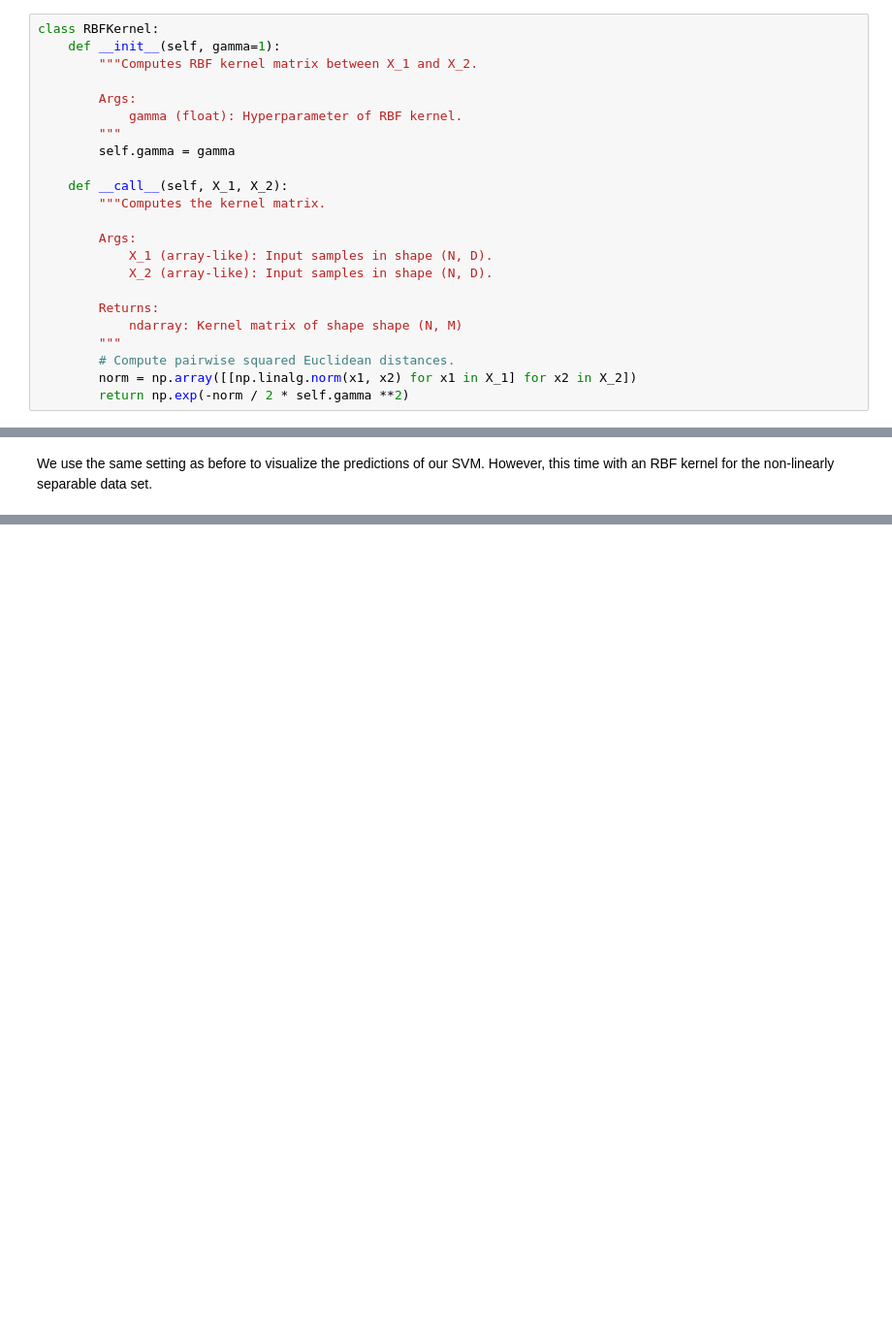
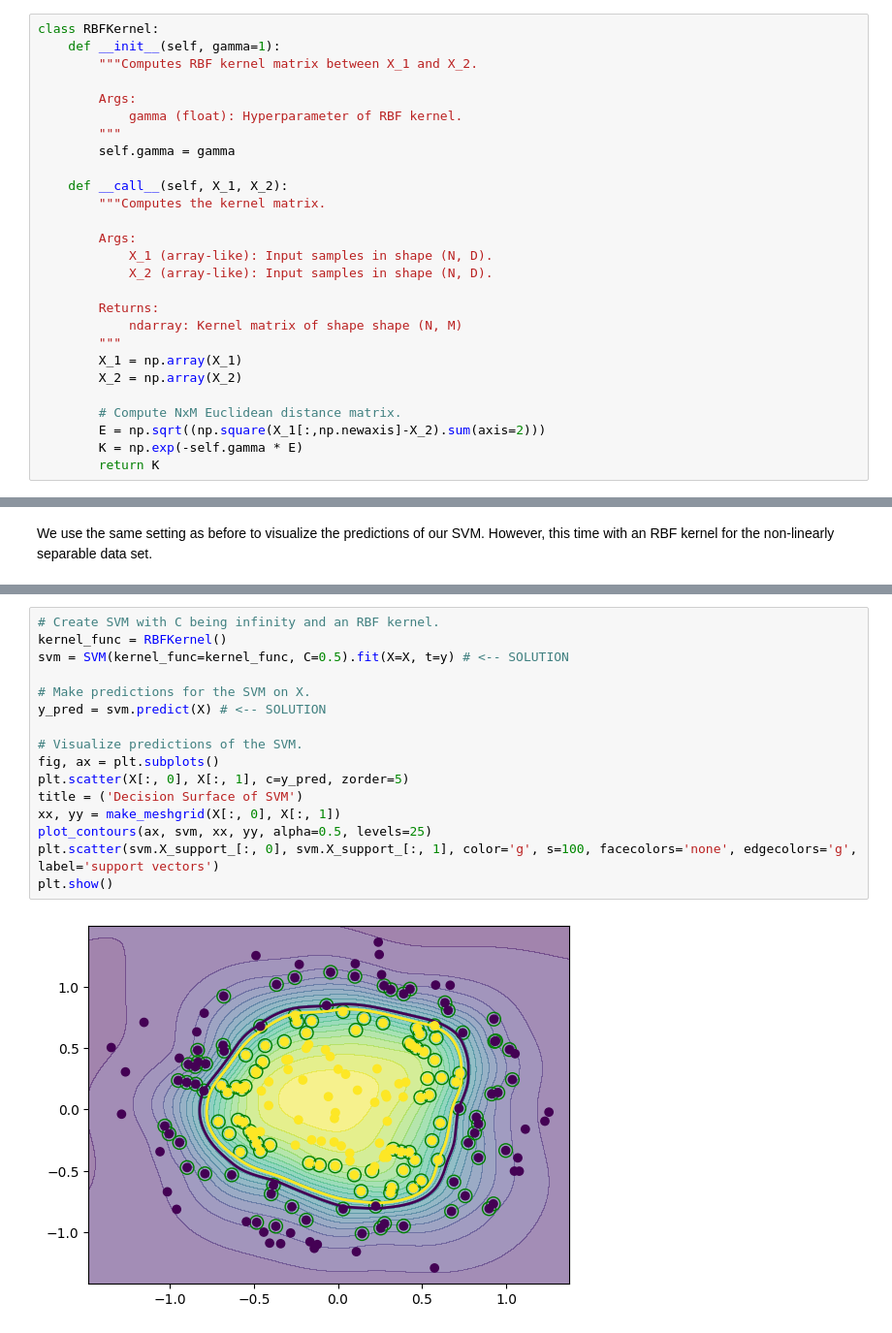
Before and after one commit to aalbayrak394/Pattern-Recognition-II, a Jupyter notebook: notebooks/03_support_vector_classification.ipynb, the cells around one changed output, grey strips where cells are left out. Shown: that part at 97% size. Drawn from its saved outputs; the diff is of its cells as text; blank space fills up the shorter version.

```diff
--- a/notebooks/03_support_vector_classification.ipynb
+++ b/notebooks/03_support_vector_classification.ipynb
@@ -123,9 +123,13 @@ class RBFKernel:
         Returns:
             ndarray: Kernel matrix of shape shape (N, M)
         """
-        # Compute pairwise squared Euclidean distances.
-        norm = np.array([[np.linalg.norm(x1, x2) for x1 in X_1] for x2 in X_2])
-        return np.exp(-norm / 2 * self.gamma **2)
+        X_1 = np.array(X_1)
+        X_2 = np.array(X_2)
+
+        # Compute NxM Euclidean distance matrix.
+        E = np.sqrt((np.square(X_1[:,np.newaxis]-X_2).sum(axis=2)))
+        K = np.exp(-self.gamma * E)
+        return K
 # %%
 class SVM:
     def __init__(self, kernel_func, C=1.0, random_state=42):
@@ -273,0 +283,18 @@ We use the same setting as before to visualize the predictions of our SVM. Howev
+# %%
+# Create SVM with C being infinity and an RBF kernel.
+kernel_func = RBFKernel()
+svm = SVM(kernel_func=kernel_func, C=0.5).fit(X=X, t=y) # <-- SOLUTION
+
+# Make predictions for the SVM on X.
+y_pred = svm.predict(X) # <-- SOLUTION
+
+# Visualize predictions of the SVM.
+fig, ax = plt.subplots()
+plt.scatter(X[:, 0], X[:, 1], c=y_pred, zorder=5)
+title = ('Decision Surface of SVM')
+xx, yy = make_meshgrid(X[:, 0], X[:, 1])
+plot_contours(ax, svm, xx, yy, alpha=0.5, levels=25)
+plt.scatter(svm.X_support_[:, 0], svm.X_support_[:, 1], color='g', s=100, facecolors='none', edgecolors='g', label='support vectors')
+plt.show()
+# %% [output]
+[figure, added]
```
Also changed, not shown: parts of 5 cells of this notebook.
